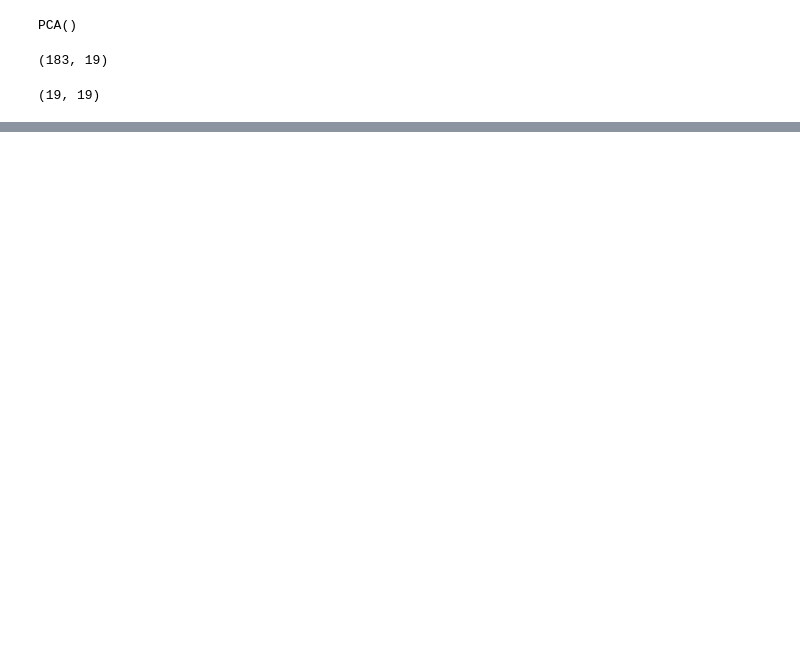
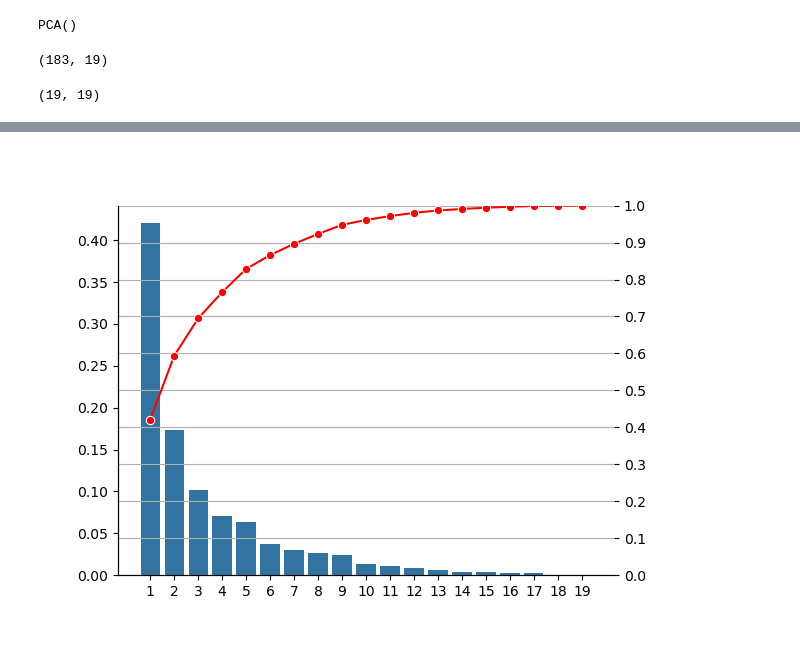
Before and after one commit to punsii/ama_ws25, a Jupyter notebook: notebooks/project/life_exp_proj_01.ipynb, the cells around one changed output, grey strips where cells are left out. Cells and saved outputs as stored; diff of their text form; code cells hidden in the pictures; blank space fills up the shorter version.

```diff
--- a/notebooks/project/life_exp_proj_01.ipynb
+++ b/notebooks/project/life_exp_proj_01.ipynb
@@ -376,0 +412,20 @@ Feature names unseen at fit time:
+# %%
+plt.figure()
+ax = sns.barplot(
+    x=np.arange(1, len(pred_cols) + 1),
+    y=pca_model.explained_variance_ratio_,
+)
+ax = sns.lineplot(
+    x=np.arange(0, len(pred_cols)),
+    y=pca_model.explained_variance_ratio_.cumsum(),
+    marker="o",
+    color="red",
+    ax=ax.twinx(),
+)
+plt.ylim(0, 1)
+plt.yticks(np.arange(0, 1.1, 0.1))
+plt.grid(True)
+sns.despine(fig=plt.gcf(), top=True)
+plt.show()
+# %% [output]
+[figure, added]
```
Also changed, not shown: parts of 14 cells of this notebook.
